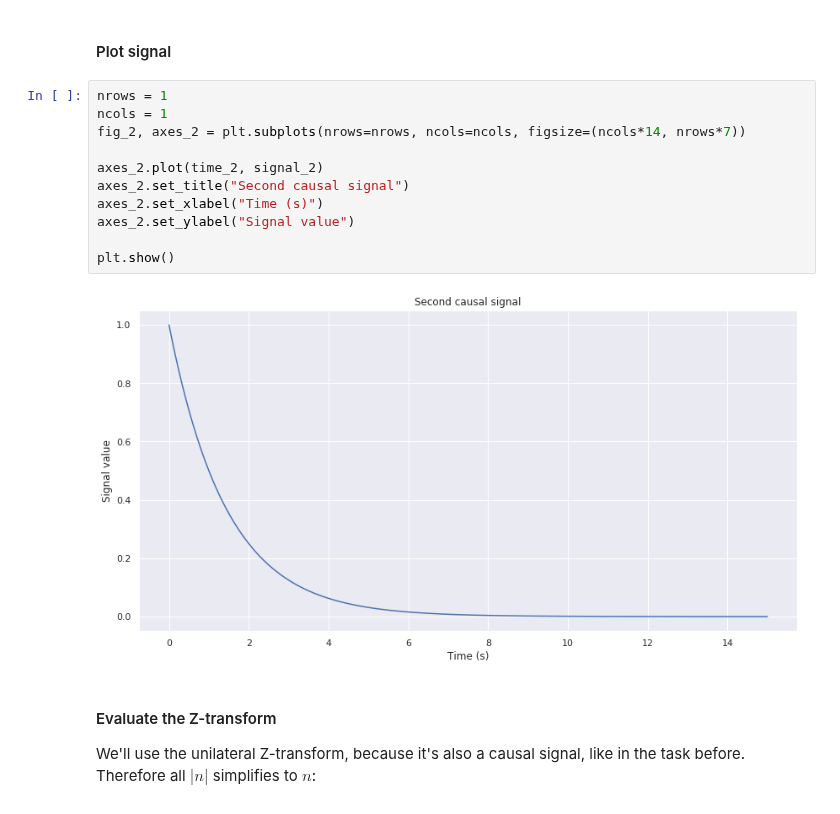
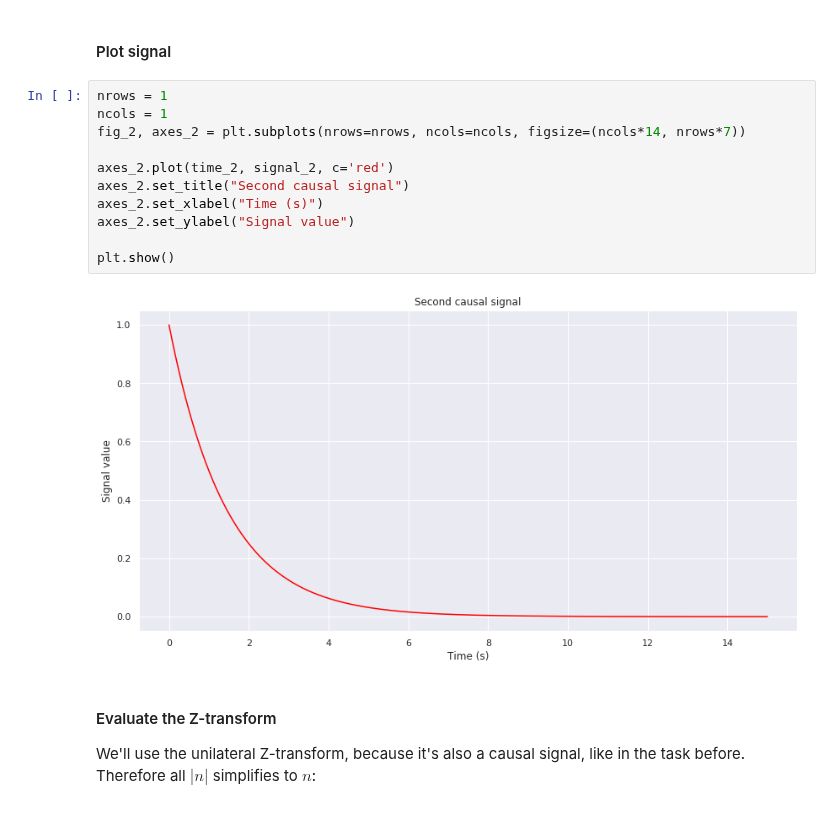
Before and after one commit to masterdesky/ELTE-signal-processing-2018, a Jupyter notebook: Assignment 4/Assignment 4.ipynb, the cells around one changed output. Saved outputs shown, nothing was run; the diff lists cells and outputs as text.

```diff
--- a/Assignment 4/Assignment 4.ipynb
+++ b/Assignment 4/Assignment 4.ipynb
@@ -186,16 +213,16 @@ time_2, signal_2 = f_2(t_2)
 # %%
 nrows = 1
 ncols = 1
 fig_2, axes_2 = plt.subplots(nrows=nrows, ncols=ncols, figsize=(ncols*14, nrows*7))
 
-axes_2.plot(time_2, signal_2)
+axes_2.plot(time_2, signal_2, c='red')
 axes_2.set_title("Second causal signal")
 axes_2.set_xlabel("Time (s)")
 axes_2.set_ylabel("Signal value")
 
 plt.show()
 # %% [output]
-[figure, old version]
+[figure, new version]
 # %% [markdown]
 #### Evaluate the Z-transform
 
```
Also changed, not shown: parts of 18 cells of this notebook, 1 other file.
